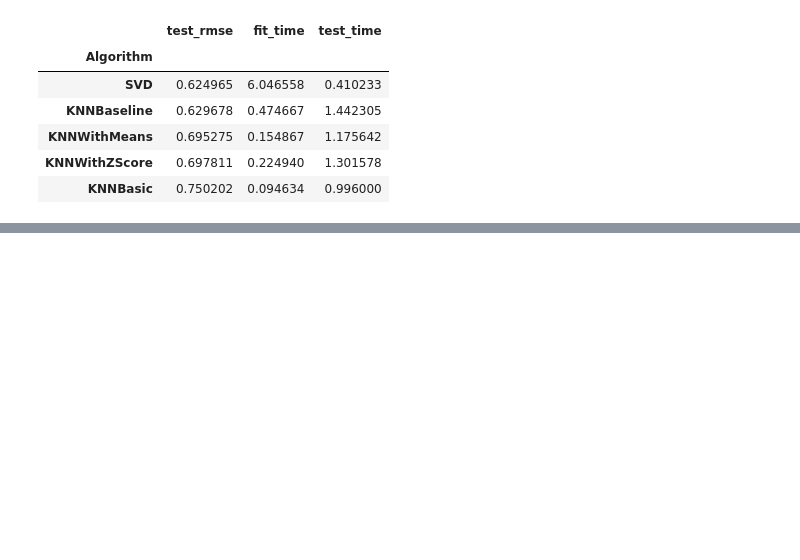
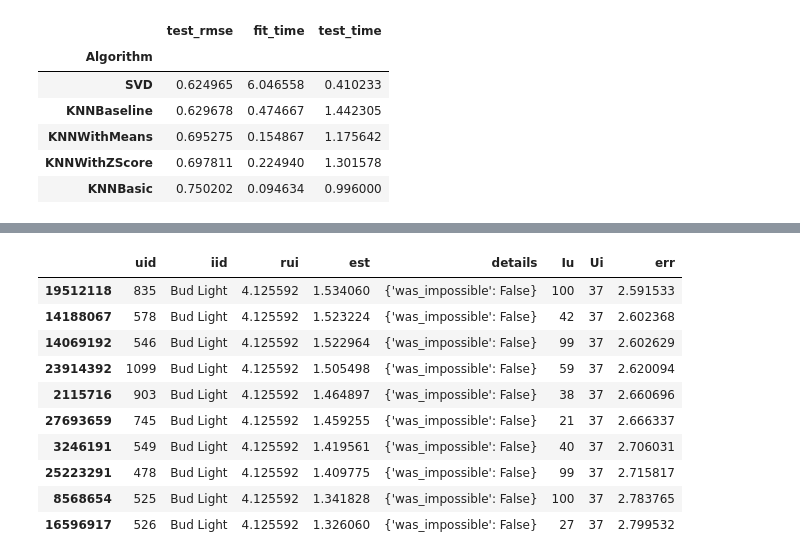
Before and after one commit to loisr/Beer-Recommendations, a Jupyter notebook: Surprise! - Recommendation System.ipynb, the cells around one changed output, grey strips where cells are left out. Drawn from its saved outputs; the diff is of its cells as text; code cells hidden in the pictures; blank space fills up the shorter version.

```diff
--- a/Surprise! - Recommendation System.ipynb
+++ b/Surprise! - Recommendation System.ipynb
@@ -161,0 +261,14 @@ Done computing similarity matrix.
+# %%
+worst_predictions
+# %% [output]
+|  | uid | iid | rui | est | details | Iu | Ui | err |
+| 19512118 | 835 | Bud Light | 4.125592 | 1.534060 | {'was_impossible': False} | 100 | 37 | 2.591533 |
+| 14188067 | 578 | Bud Light | 4.125592 | 1.523224 | {'was_impossible': False} | 42 | 37 | 2.602368 |
+| 14069192 | 546 | Bud Light | 4.125592 | 1.522964 | {'was_impossible': False} | 99 | 37 | 2.602629 |
+| 23914392 | 1099 | Bud Light | 4.125592 | 1.505498 | {'was_impossible': False} | 59 | 37 | 2.620094 |
+| 2115716 | 903 | Bud Light | 4.125592 | 1.464897 | {'was_impossible': False} | 38 | 37 | 2.660696 |
+| 27693659 | 745 | Bud Light | 4.125592 | 1.459255 | {'was_impossible': False} | 21 | 37 | 2.666337 |
+| 3246191 | 549 | Bud Light | 4.125592 | 1.419561 | {'was_impossible': False} | 40 | 37 | 2.706031 |
+| 25223291 | 478 | Bud Light | 4.125592 | 1.409775 | {'was_impossible': False} | 99 | 37 | 2.715817 |
+| 8568654 | 525 | Bud Light | 4.125592 | 1.341828 | {'was_impossible': False} | 100 | 37 | 2.783765 |
+| 16596917 | 526 | Bud Light | 4.125592 | 1.326060 | {'was_impossible': False} | 27 | 37 | 2.799532 |
```
Also changed, not shown: parts of 13 cells of this notebook.
